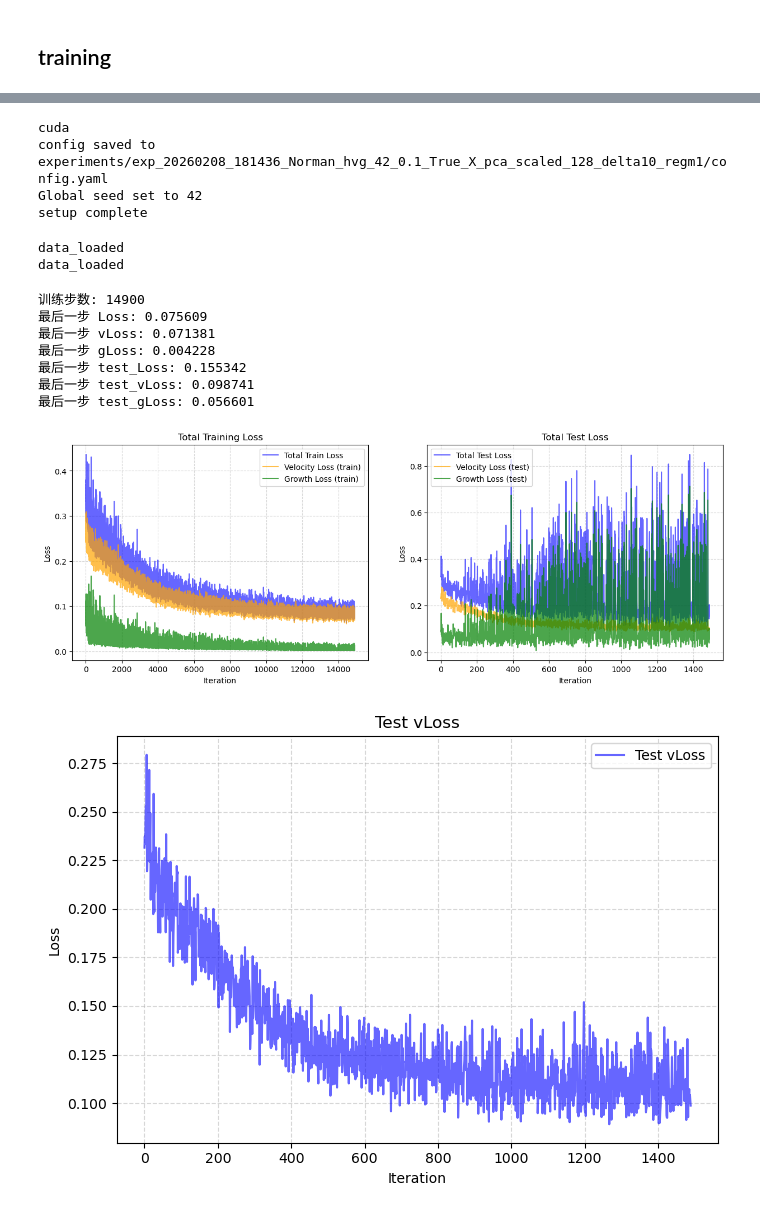
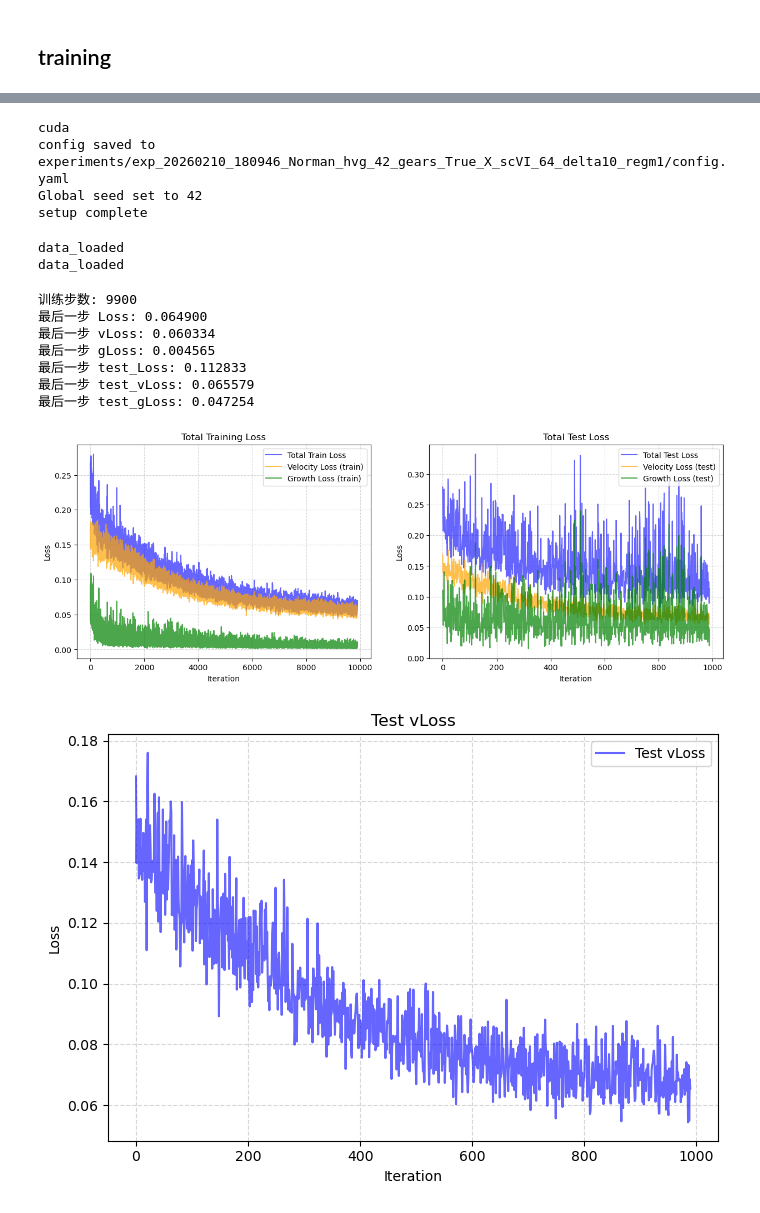
Before and after one commit to QiangweiPeng/UPT, a Jupyter notebook: WFRFM/notebook/YuchuanWang/train_Norman.ipynb, the cells around one changed output, grey strips where cells are left out. Saved outputs shown, nothing was run; the diff lists cells and outputs as text; code cells hidden in the pictures.

```diff
--- a/WFRFM/notebook/YuchuanWang/train_Norman.ipynb
+++ b/WFRFM/notebook/YuchuanWang/train_Norman.ipynb
@@ -29,8 +29,8 @@ control_key = "is_control"
 condition_keys = "guide_merged"
 condition_rep_keys = "gene_embeddings"
 timestamp = datetime.now().strftime("%Y%m%d_%H%M%S")
-data_origin = "Norman_hvg_42_0.1_True_X_pca_scaled_128"  #{dataset_name}_{random_seed}_{test_ratio}_{zero_shot}_{sample_rep_scaled}_{n_comps}
-sample_rep = "X_pca_scaled"
+data_origin = "Norman_hvg_42_gears_True_X_scVI_64"  #{dataset_name}_{random_seed}_{test_ratio}_{zero_shot}_{sample_rep_scaled}_{n_comps}
+sample_rep = "X_scVI"
 # %%
 preprocess_save_path = f"./data/processed/{data_origin}"
 adata_control = sc.read_h5ad(f"{preprocess_save_path}_control.h5ad")
@@ -199,7 +198,7 @@ if load_experiment:
 print("setup complete")
 # %% [output]
 cuda
-config saved to experiments/exp_20260208_181436_Norman_hvg_42_0.1_True_X_pca_scaled_128_delta10_regm1/config.yaml
+config saved to experiments/exp_20260210_180946_Norman_hvg_42_gears_True_X_scVI_64_delta10_regm1/config.yaml
 Global seed set to 42
 setup complete
 # %%
@@ -225,15 +224,15 @@ data_loaded
 data_loaded
 # %%
 from src.evaluate import draw_loss
-load_path = f"{model_save_path}_epoch_15000.pt"
+load_path = f"{model_save_path}_epoch_10000.pt"
 draw_loss(load_path,eval_interval = 10,cut = 100,save_path = experiment_save_path) # cut代表去掉前多少个epoch 避免前期loss过大影响观察
 # %% [output]
-训练步数: 14900
-最后一步 Loss: 0.075609
-最后一步 vLoss: 0.071381
-最后一步 gLoss: 0.004228
-最后一步 test_Loss: 0.155342
-最后一步 test_vLoss: 0.098741
-最后一步 test_gLoss: 0.056601
+训练步数: 9900
+最后一步 Loss: 0.064900
+最后一步 vLoss: 0.060334
+最后一步 gLoss: 0.004565
+最后一步 test_Loss: 0.112833
+最后一步 test_vLoss: 0.065579
+最后一步 test_gLoss: 0.047254
-[figure, old version]
+[figure, new version]
-[figure, old version]
+[figure, new version]
```
Also changed, not shown: parts of 2 cells of this notebook, 8 other files.
